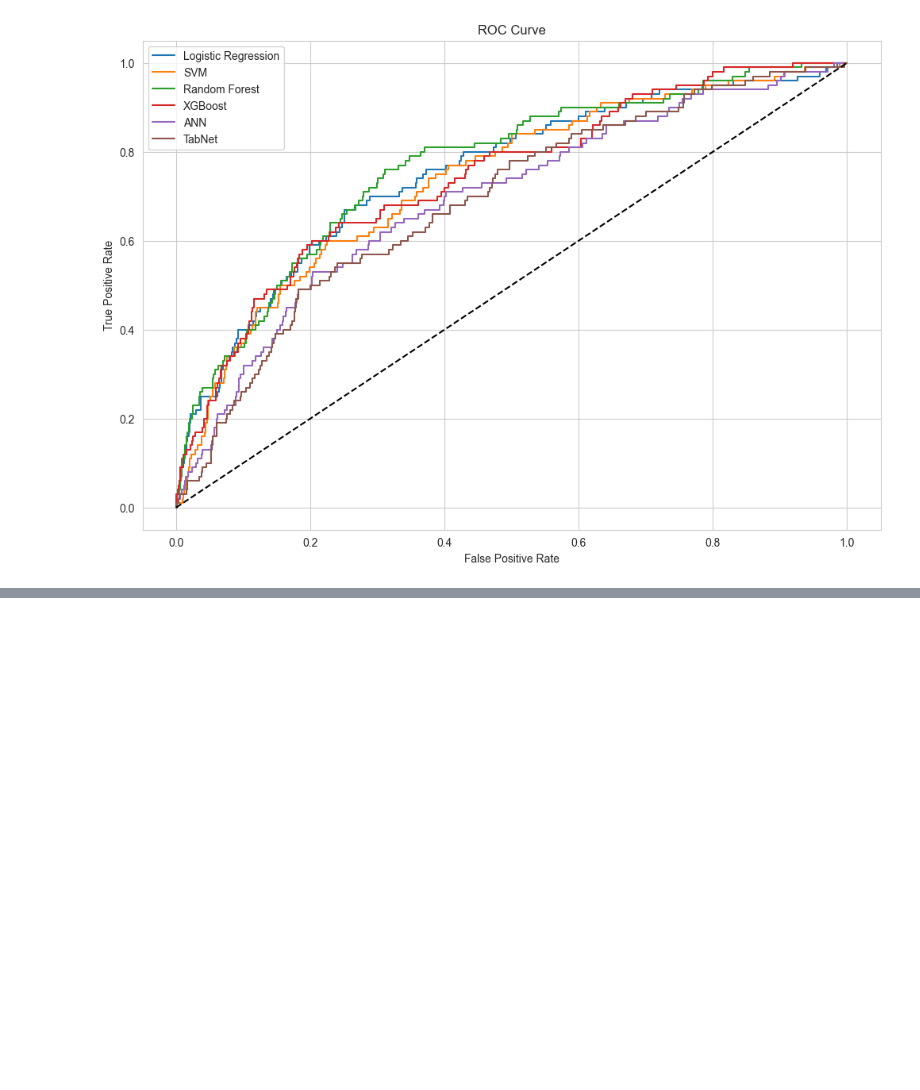
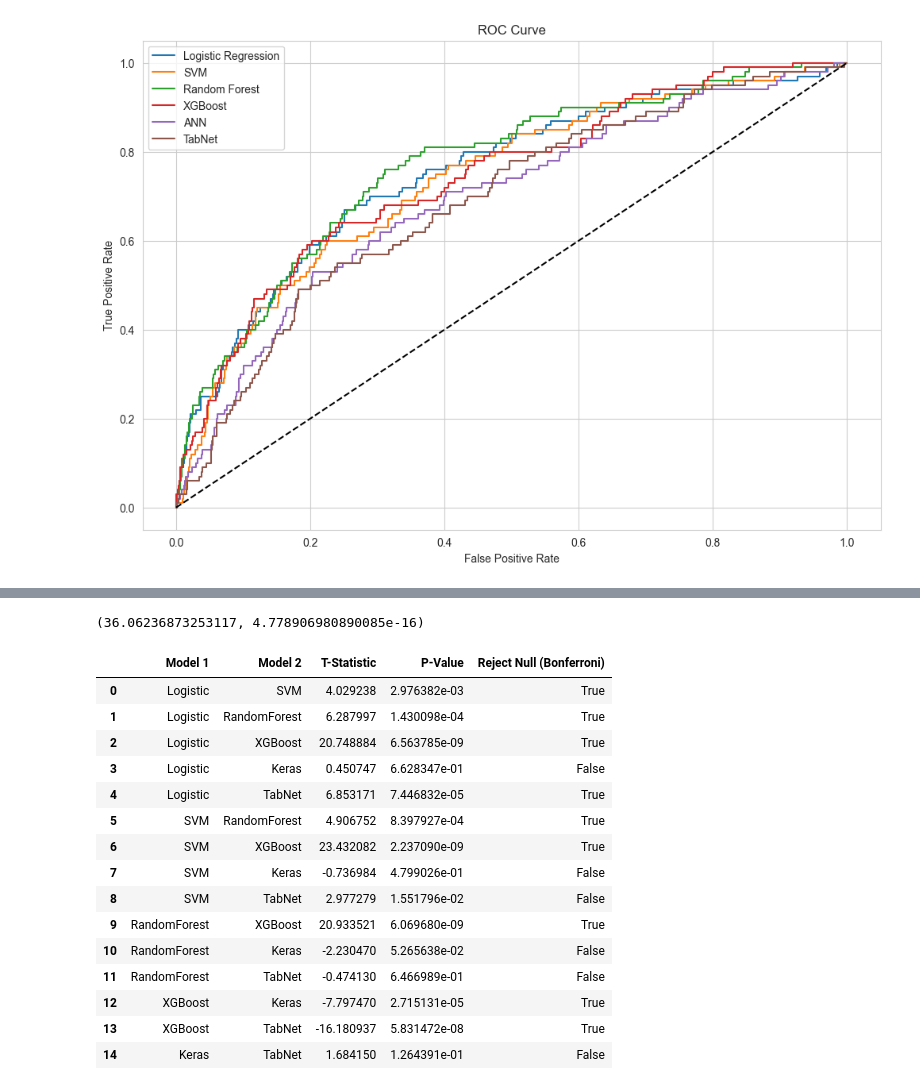
Before and after one commit to liamlup/Precdicting_Depression_BDL, a Jupyter notebook: ML_models.ipynb, the cells around one changed output, grey strips where cells are left out. Saved outputs shown, nothing was run; the diff lists cells and outputs as text; code cells hidden in the pictures; blank space fills up the shorter version.

Commit message:
Statistical tests

```diff
--- a/ML_models.ipynb
+++ b/ML_models.ipynb
@@ -295,0 +384,54 @@ plt.show()
+# %%
+# ANOVA
+from scipy.stats import f_oneway
+
+recall_scores_df = pd.read_csv('recall_scores.csv')
+
+f_statistic, p_value_anova = f_oneway(*[recall_scores_df[model] for model in recall_scores_df.columns[0:]])
+
+# Results of the ANOVA test
+f_statistic, p_value_anova
+# %% [output]
+(36.06236873253117, 4.778906980890085e-16)
+# %%
+# Paired t-test
+from scipy.stats import ttest_rel
+
+def perform_paired_t_tests_all(data):
+    columns = data.columns
+    results = []
+    for i in range(len(columns)):
+        for j in range(i+1, len(columns)):
+            model1 = columns[i]
+            model2 = columns[j]
+            t_statistic, p_value = ttest_rel(data[model1], data[model2])
+            results.append((model1, model2, t_statistic, p_value))
+    return results
+
+# Performing paired t-tests including all models
+paired_t_test_results_all = perform_paired_t_tests_all(recall_scores_df)
+
+# Applying Bonferroni correction
+alpha_bonferroni_all = 0.05 / len(paired_t_test_results_all)
+bonferroni_results_all = [(model1, model2, t_statistic, p_value, p_value < alpha_bonferroni_all) for model1, model2, t_statistic, p_value in paired_t_test_results_all]
+
+# Creating a DataFrame to display the results
+paired_t_test_df_all = pd.DataFrame(bonferroni_results_all, columns=['Model 1', 'Model 2', 'T-Statistic', 'P-Value', 'Reject Null (Bonferroni)'])
+paired_t_test_df_all
+# %% [output]
+|  | Model 1 | Model 2 | T-Statistic | P-Value | Reject Null (Bonferroni) |
+| 0 | Logistic | SVM | 4.029238 | 2.976382e-03 | True |
+| 1 | Logistic | RandomForest | 6.287997 | 1.430098e-04 | True |
+| 2 | Logistic | XGBoost | 20.748884 | 6.563785e-09 | True |
+| 3 | Logistic | Keras | 0.450747 | 6.628347e-01 | False |
+| 4 | Logistic | TabNet | 6.853171 | 7.446832e-05 | True |
+| 5 | SVM | RandomForest | 4.906752 | 8.397927e-04 | True |
+| 6 | SVM | XGBoost | 23.432082 | 2.237090e-09 | True |
+| 7 | SVM | Keras | -0.736984 | 4.799026e-01 | False |
+| 8 | SVM | TabNet | 2.977279 | 1.551796e-02 | False |
+| 9 | RandomForest | XGBoost | 20.933521 | 6.069680e-09 | True |
+| 10 | RandomForest | Keras | -2.230470 | 5.265638e-02 | False |
+| 11 | RandomForest | TabNet | -0.474130 | 6.466989e-01 | False |
+| 12 | XGBoost | Keras | -7.797470 | 2.715131e-05 | True |
+| 13 | XGBoost | TabNet | -16.180937 | 5.831472e-08 | True |
+| 14 | Keras | TabNet | 1.684150 | 1.264391e-01 | False |
```
Also changed, not shown: parts of 3 cells of this notebook, 1 other file.
